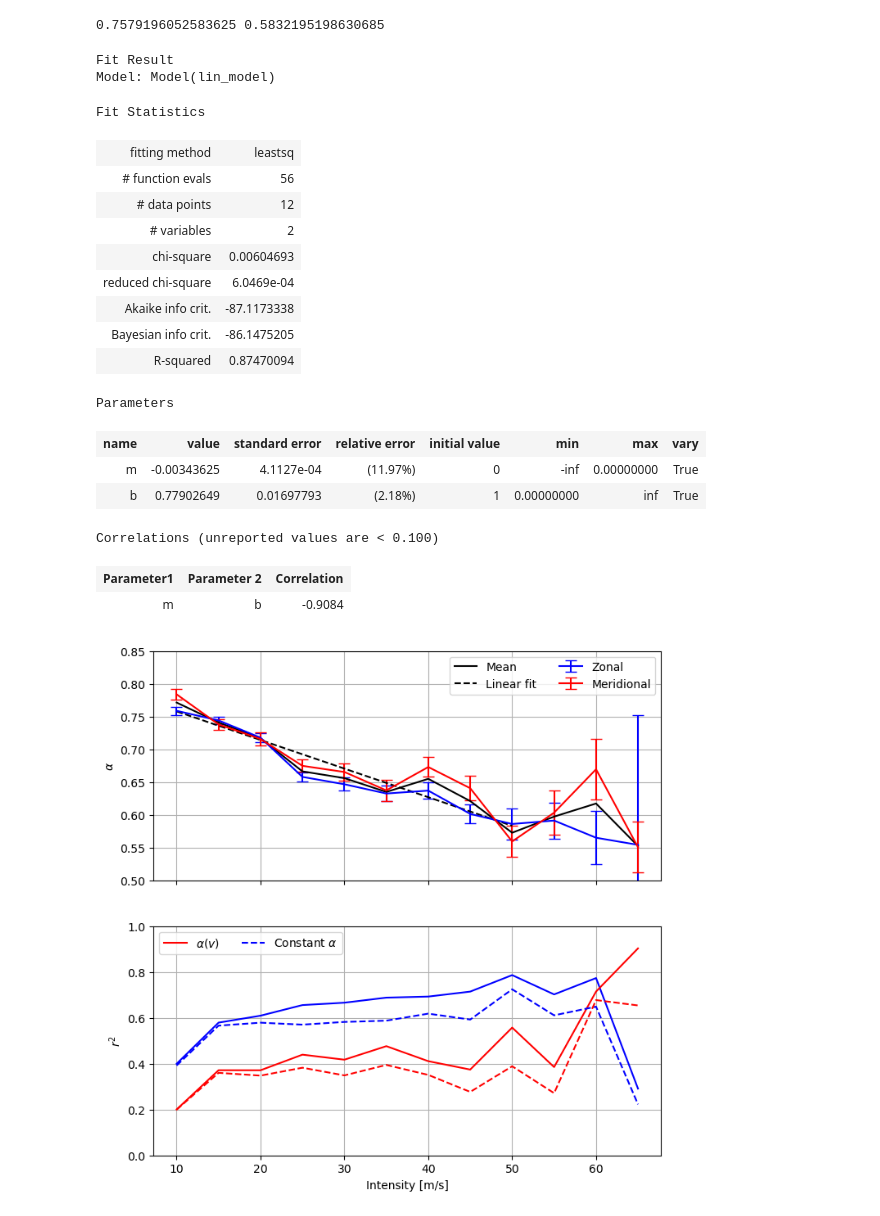
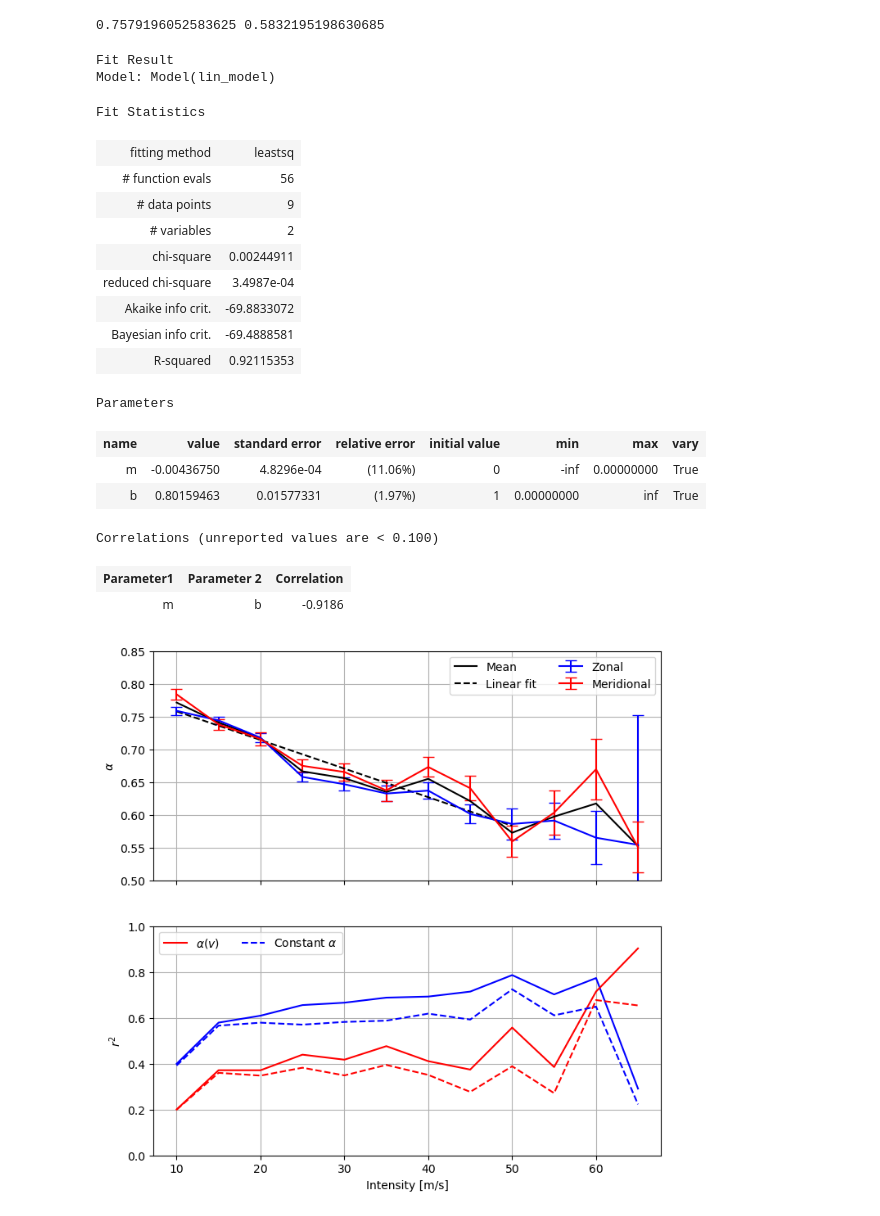
Before and after one commit to GeoscienceAustralia/tcha, a Jupyter notebook: synoptic-flow/Fit BAM parameters.ipynb, the cells around one changed output. Drawn from its saved outputs; the diff is of its cells as text; code cells hidden in the pictures.

```diff
--- a/synoptic-flow/Fit BAM parameters.ipynb
+++ b/synoptic-flow/Fit BAM parameters.ipynb
@@ -122,27 +124,27 @@ print(l2result.best_fit.max(), l2result.best_fit.min())
 # %% [output]
 0.7579196052583625 0.5832195198630685
 # %%
-lresult
+l2result
 # %% [output]
 Fit Result
 Model: Model(lin_model)
 Fit Statistics
 | fitting method | leastsq |
 | # function evals | 56 |
-| # data points | 12 |
+| # data points | 9 |
 | # variables | 2 |
-| chi-square | 0.00604693 |
-| reduced chi-square | 6.0469e-04 |
-| Akaike info crit. | -87.1173338 |
-| Bayesian info crit. | -86.1475205 |
-| R-squared | 0.87470094 |
+| chi-square | 0.00244911 |
+| reduced chi-square | 3.4987e-04 |
+| Akaike info crit. | -69.8833072 |
+| Bayesian info crit. | -69.4888581 |
+| R-squared | 0.92115353 |
 Parameters
 | name | value | standard error | relative error | initial value | min | max | vary |
-| m | -0.00343625 | 4.1127e-04 | (11.97%) | 0 | -inf | 0.00000000 | True |
-| b | 0.77902649 | 0.01697793 | (2.18%) | 1 | 0.00000000 | inf | True |
+| m | -0.00436750 | 4.8296e-04 | (11.06%) | 0 | -inf | 0.00000000 | True |
+| b | 0.80159463 | 0.01577331 | (1.97%) | 1 | 0.00000000 | inf | True |
 Correlations (unreported values are < 0.100)
 | Parameter1 | Parameter 2 | Correlation |
-| m | b | -0.9084 |
+| m | b | -0.9186 |
 # %%
 x = np.arange(10, 70, 5)
 
```
Also changed, not shown: parts of 1 cell of this notebook, 11 other files.
